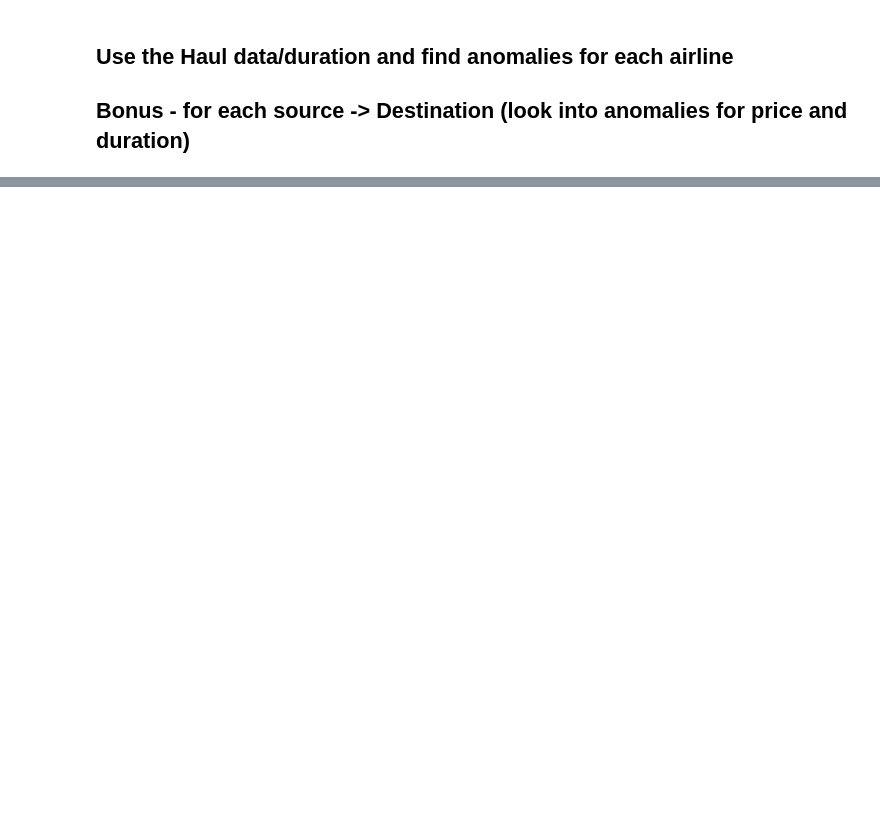
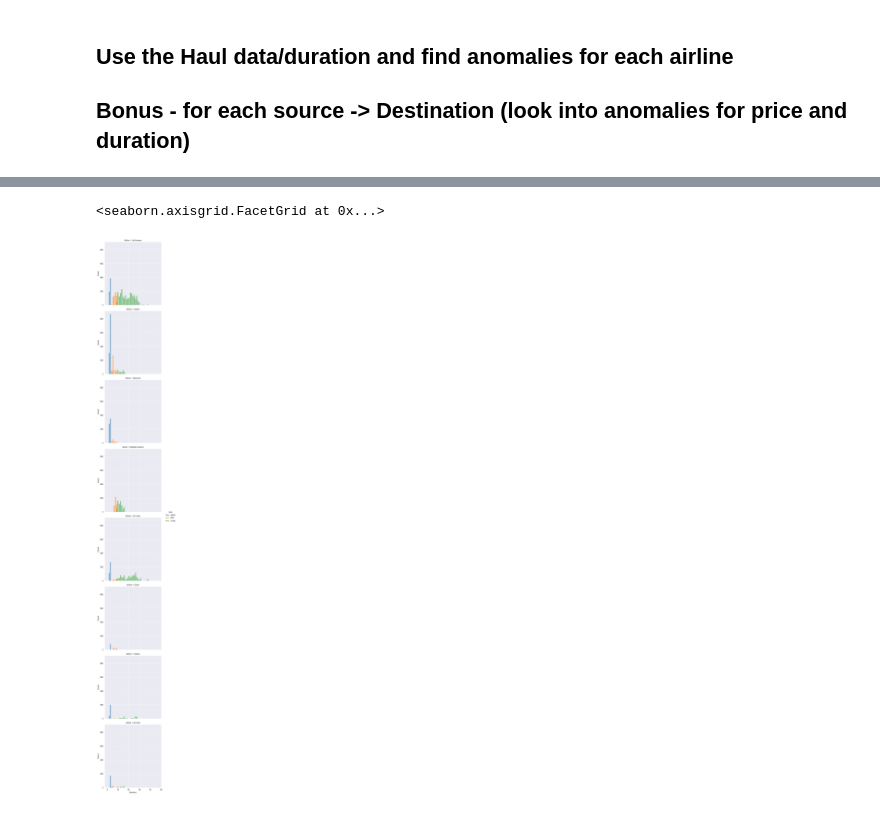
Before and after one commit to smdbz/data-science, a Jupyter notebook: notebooks/Data_manipultion.ipynb, the cells around one changed output, grey strips where cells are left out. Saved outputs shown, nothing was run; the diff lists cells and outputs as text; code cells hidden in the pictures; blank space fills up the shorter version.

```diff
--- a/notebooks/Data_manipultion.ipynb
+++ b/notebooks/Data_manipultion.ipynb
@@ -367,0 +480,5 @@ sns.countplot(data=planes, y='Airline', hue='Price Band')
+# %%
+sns.displot(planes, x='Duration', row='Airline', hue='Haul')
+# %% [output]
+<seaborn.axisgrid.FacetGrid at 0x...>
+[figure, added]
```
Also changed, not shown: parts of 23 cells of this notebook, 11 other files.
